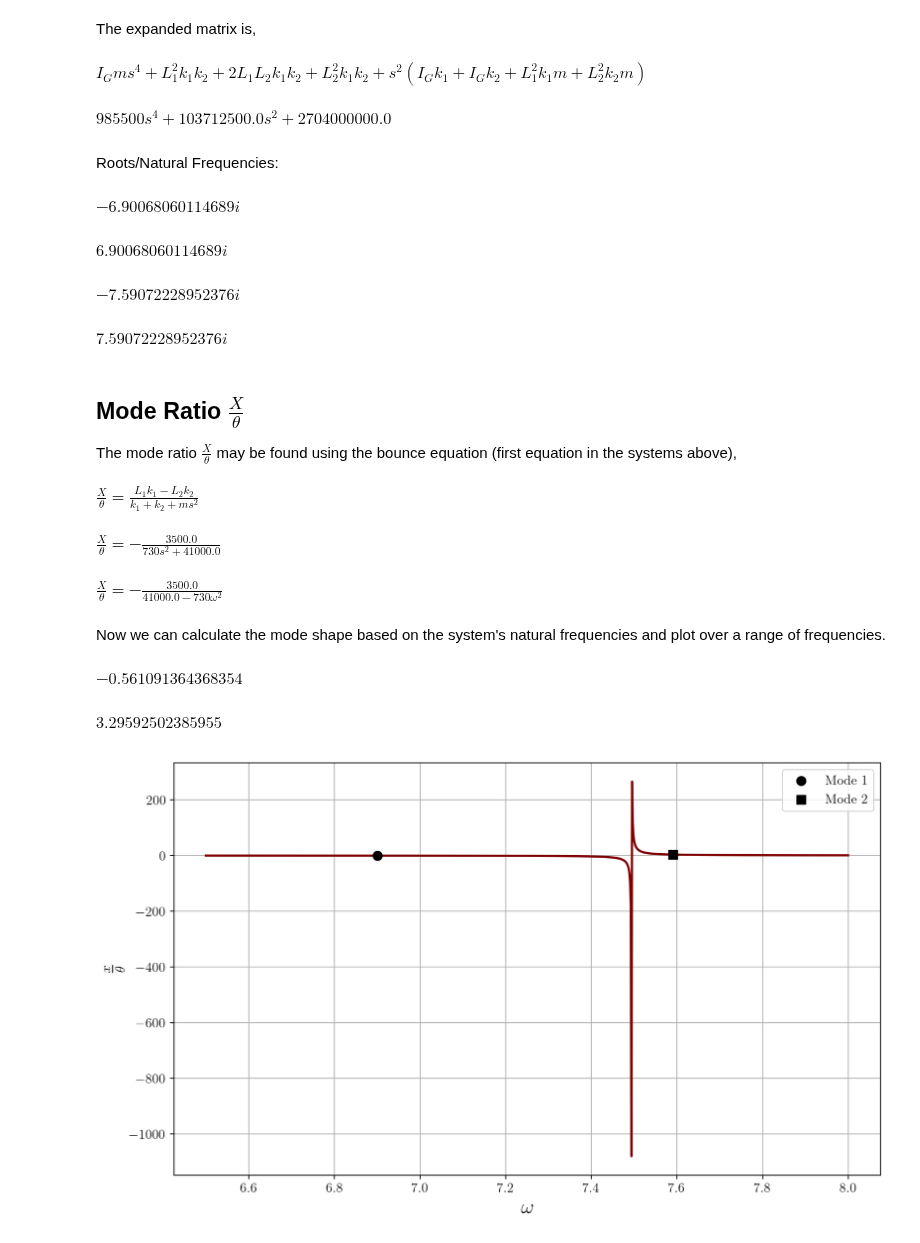
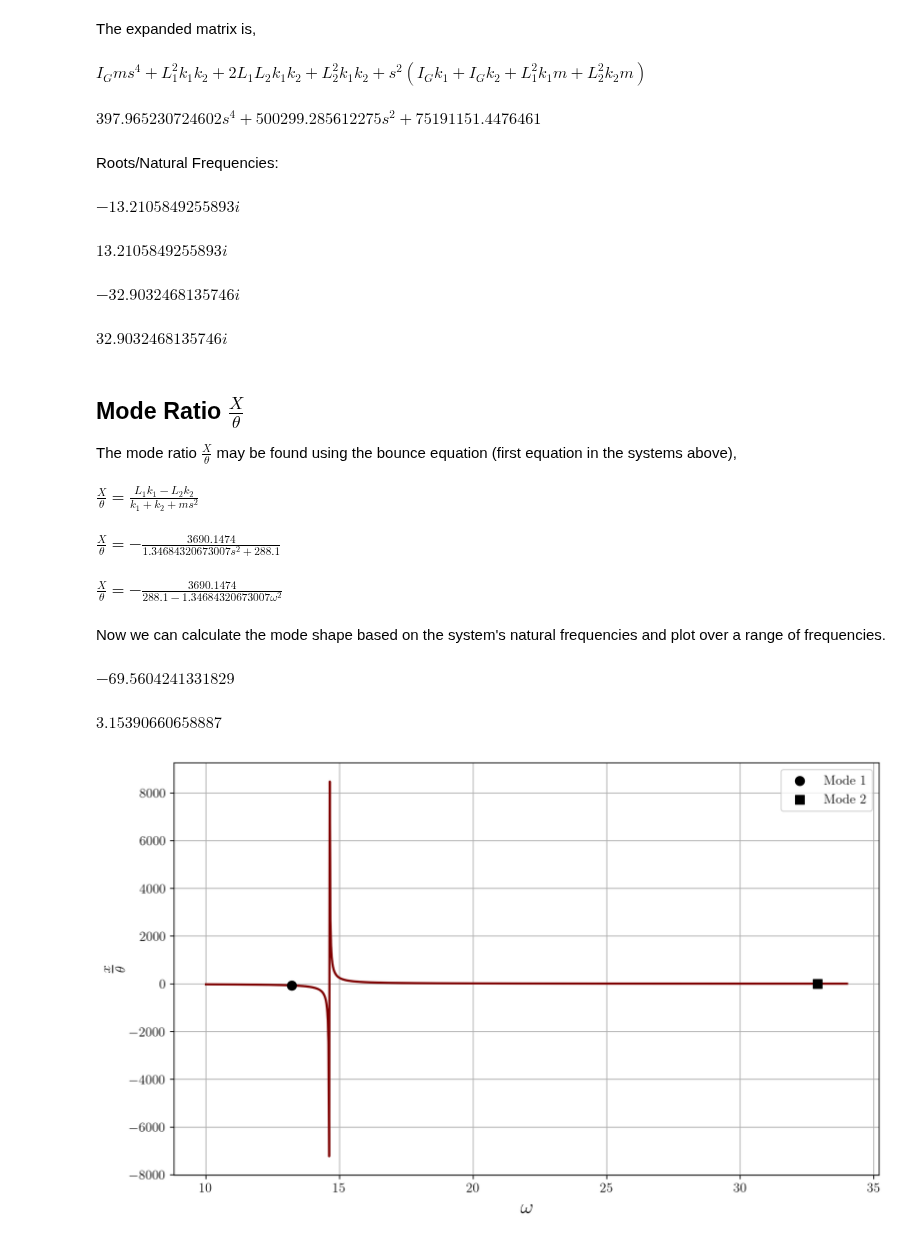
Before and after one commit to gabemorris12/Homework, a Jupyter notebook: Baja Project.ipynb, the cells around one changed output. Drawn from its saved outputs; the diff is of its cells as text; code cells hidden in the pictures.

```diff
--- a/Baja Project.ipynb
+++ b/Baja Project.ipynb
@@ -80,13 +87,12 @@ I_Gs^2\theta(s)=-k_{e1}(Y_1(s)-X(s)+L_1\theta(s))L_1+k_{e2}(Y_2(s)-X(s)-L_2\thet
 The system may be placed in the matrix form with $y_1$ and $y_2$ being set equal to zero because the free response is the main interest in determining the natural frequencies.
 # %%
 # Input all measured quantities here
-# For now, these are the quantities from example in the book
-k1 = 1.6e4
-k2 = 2.5e4
-L1 = 1.5
-L2 = 1.1
-m = 730
-IG = 1350
+k1 = 92.4  # lbf/in
+k2 = 195.7  # lbf/in
+L1 = 30.994  # in
+L2 = 33.49  # in
+m = 520/(32.174*12)  # lbf*s^2/in (The total weight divided by acceleration of gravity)
+IG = 295.48  # lbf*in*s^2
 
 # Putting the system in the matrix form
 # Defining symbols (underscore denotes symbolic variable)
@@ -133,12 +139,12 @@ for root in roots:
     display(root)
 # %% [output]
 $\displaystyle I_{G} m s^{4} + L_{1}^{2} k_{1} k_{2} + 2 L_{1} L_{2} k_{1} k_{2} + L_{2}^{2} k_{1} k_{2} + s^{2} \left(I_{G} k_{1} + I_{G} k_{2} + L_{1}^{2} k_{1} m + L_{2}^{2} k_{2} m\right)$
-$\displaystyle 985500 s^{4} + 103712500.0 s^{2} + 2704000000.0$
+$\displaystyle 397.965230724602 s^{4} + 500299.285612275 s^{2} + 75191151.4476461$
 Roots/Natural Frequencies:
-$\displaystyle - 6.90068060114689 i$
+$\displaystyle - 13.2105849255893 i$
-$\displaystyle 6.90068060114689 i$
+$\displaystyle 13.2105849255893 i$
-$\displaystyle - 7.59072228952376 i$
+$\displaystyle - 32.9032468135746 i$
-$\displaystyle 7.59072228952376 i$
+$\displaystyle 32.9032468135746 i$
 # %% [markdown]
 ## Mode Ratio $\frac{X}{\theta}$
 The mode ratio $\frac{X}{\theta}$ may be found using the bounce equation (first equation in the systems above),
@@ -157,33 +163,33 @@ sol_omega = sol_num.subs(s_, w_*sp.I)
 sp.Eq(X_/theta_, sol_omega)
 # %% [output]
 $\displaystyle \frac{X}{\theta} = \frac{L_{1} k_{1} - L_{2} k_{2}}{k_{1} + k_{2} + m s^{2}}$
-$\displaystyle \frac{X}{\theta} = - \frac{3500.0}{730 s^{2} + 41000.0}$
+$\displaystyle \frac{X}{\theta} = - \frac{3690.1474}{1.34684320673007 s^{2} + 288.1}$
-$\displaystyle \frac{X}{\theta} = - \frac{3500.0}{41000.0 - 730 \omega^{2}}$
+$\displaystyle \frac{X}{\theta} = - \frac{3690.1474}{288.1 - 1.34684320673007 \omega^{2}}$
 # %% [markdown]
 Now we can calculate the mode shape based on the system's natural frequencies and plot over a range of frequencies.
 # %%
 %config ZMQInteractiveShell.ast_node_interactivity = 'last_expr'
 # Getting the mode shapes
-# Units are length
+# Units are inches
 mode1 = sol_omega.subs(w_, nat_freq[0]).n()
 mode1
 mode2 = sol_omega.subs(w_, nat_freq[1]).n()
 mode2
 # %% [output]
-$\displaystyle -0.561091364368354$
+$\displaystyle -69.5604241331829$
-$\displaystyle 3.29592502385955$
+$\displaystyle 3.15390660658887$
 # %%
 # Getting a plot
 nat1, nat2 = roots_numpy
 mode_lamb = sp.lambdify(w_, sol_omega, modules='numpy')
-w = np.linspace(6.5, 8, 1000)
+w = np.linspace(10, 34, 1000)
 
 plt.plot(w, mode_lamb(w), zorder=2)
 plt.scatter(nat1, np.float64(mode1), marker='o', label='Mode 1', zorder=3, color='black')
 plt.scatter(nat2, np.float64(mode2), marker='s', label='Mode 2', zorder=3, color='black')
 plt.legend()
 plt.xlabel(r'$\omega$')
 plt.ylabel(r'$\frac{x}{\theta}$')
 plt.show()
 # %% [output]
-[figure, old version]
+[figure, new version]
```
Also changed, not shown: parts of 3 cells of this notebook, 7 other files.
